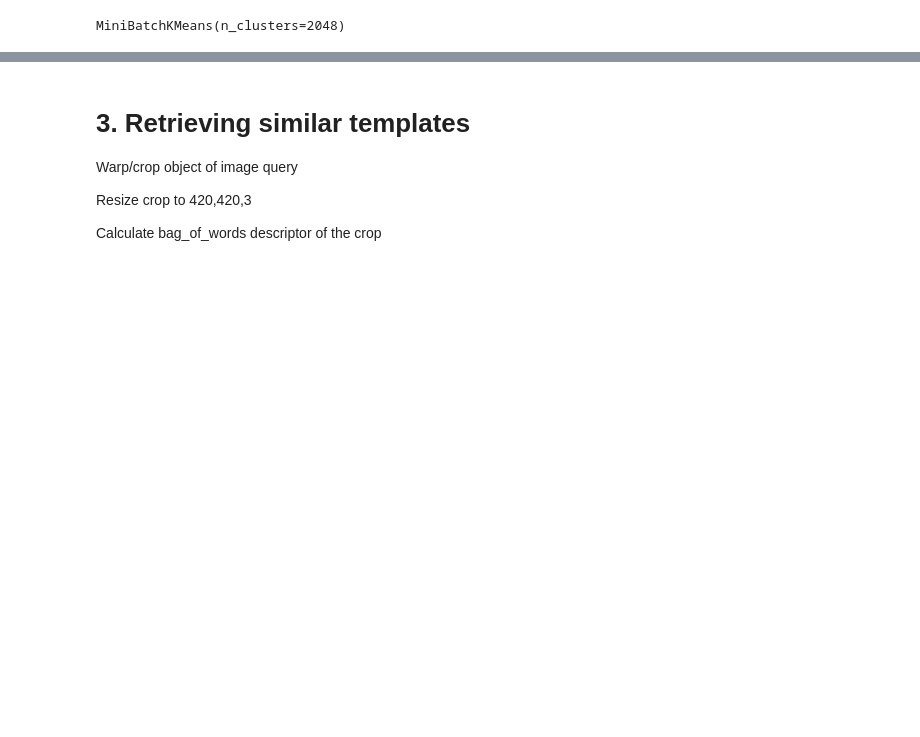
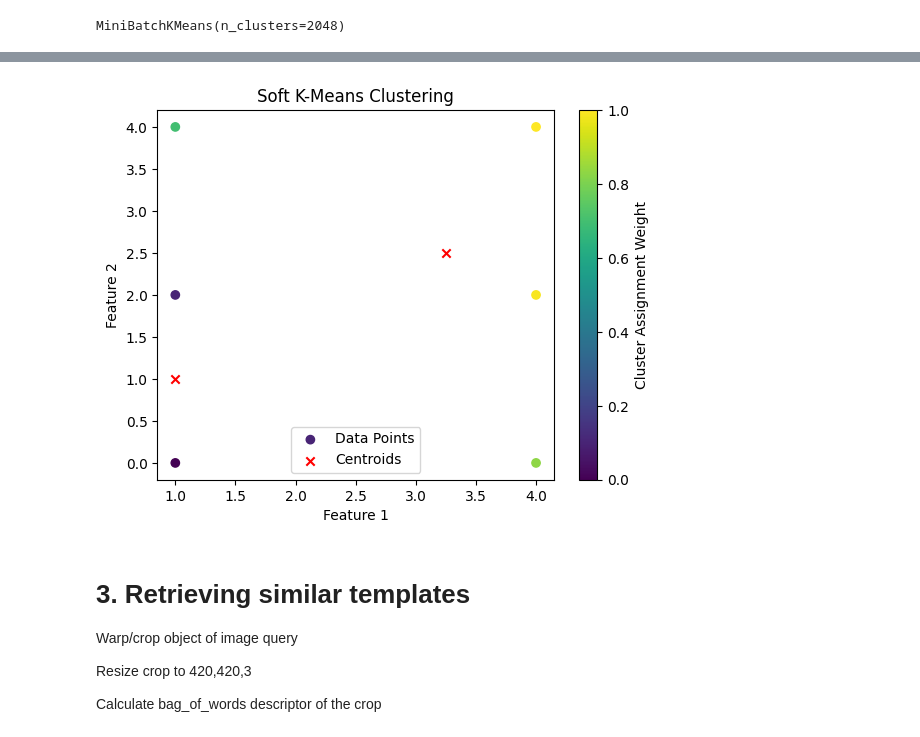
Before and after one commit to Kudo510/cnos, a Jupyter notebook: foundpose.ipynb, the cells around one changed output, grey strips where cells are left out. Cells and saved outputs as stored; diff of their text form; code cells hidden in the pictures; blank space fills up the shorter version.

```diff
--- a/foundpose.ipynb
+++ b/foundpose.ipynb
@@ -346,3 +431,20 @@ array([0.14936159, 0.1035338 , 0.10512402, ..., 0.14936159, 0.12241186,
+# %%
+import matplotlib.pyplot as plt
+
+# Plot initial data points
+plt.scatter(X[:, 0], X[:, 1], c=soft_assignments[:, 0], cmap='viridis', marker='o', label='Data Points')
+
+# Plot the centroids
+plt.scatter(centroids[:, 0], centroids[:, 1], c='red', marker='x', label='Centroids')
+
+plt.xlabel('Feature 1')
+plt.ylabel('Feature 2')
+plt.title('Soft K-Means Clustering')
+plt.legend()
+plt.colorbar(label='Cluster Assignment Weight')
+plt.show()
+# %% [output]
+[figure, added]
 # %% [markdown]
 # 3. Retrieving similar templates
 Warp/crop object of image query
```
Also changed, not shown: parts of 22 cells of this notebook, 3 other files.
